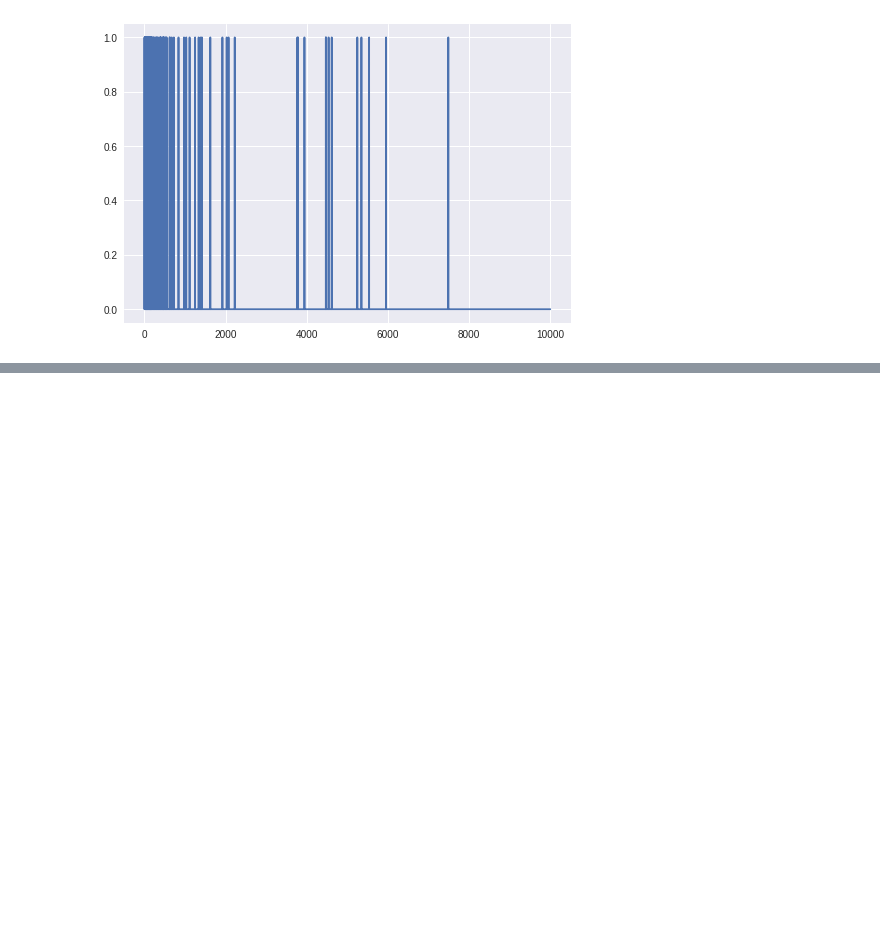
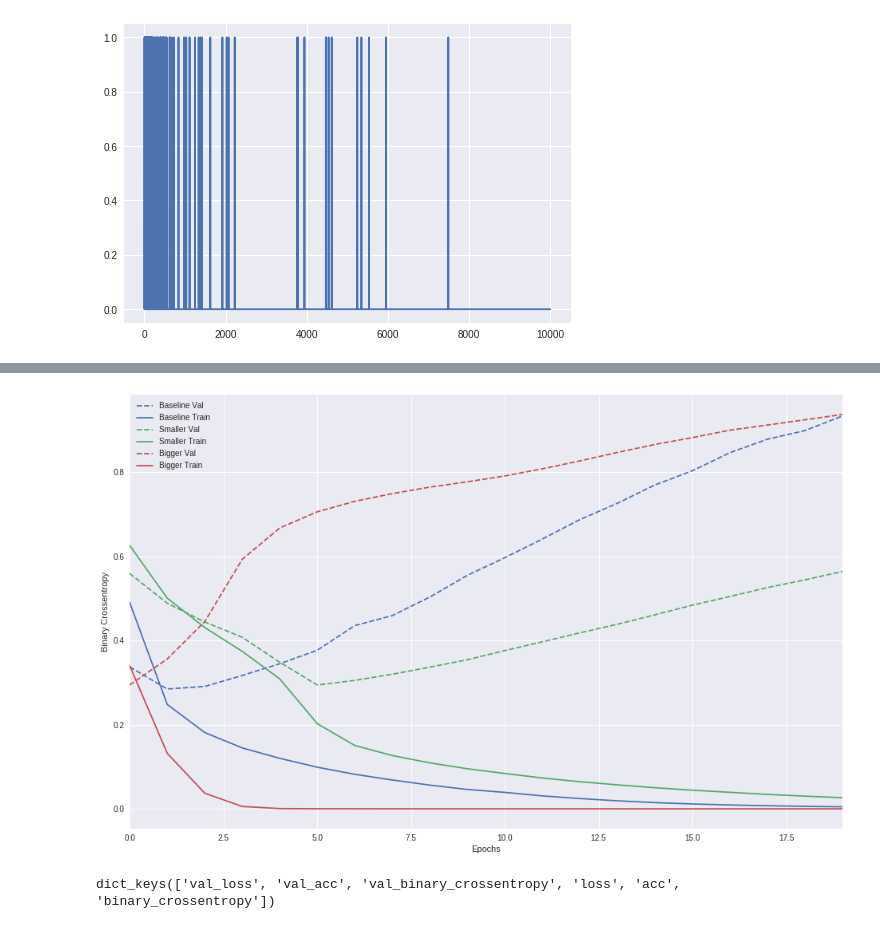
Before and after one commit to HUSTneeb/GoogleColabCode, a Jupyter notebook: TensorFlowLearning4.ipynb, the cells around one changed output, grey strips where cells are left out. Drawn from its saved outputs; the diff is of its cells as text; code cells hidden in the pictures; blank space fills up the shorter version.

```diff
--- a/TensorFlowLearning4.ipynb
+++ b/TensorFlowLearning4.ipynb
@@ -82,0 +107,7 @@ Epoch 20/20
+# %%
+smaller_history=smaller_model.fit(train_data,
+                                 train_labels,
+                                 epochs=20,
+                                 batch_size=512,
+                                 validation_data=(test_data,test_labels),
+                                 verbose=2)
@@ -82,0 +132,11 @@ Epoch 20/20
+# %%
+bigger_model=keras.models.Sequential([
+    keras.layers.Dense(512,activation=tf.nn.relu,input_shape=(NUM_WORDS,)),
+    keras.layers.Dense(512,activation=tf.nn.relu),
+    keras.layers.Dense(1,activation=tf.nn.sigmoid)
+])
+
+bigger_model.compile(optimizer='adam',
+                     loss='binary_crossentropy',
+                     metrics=['accuracy','binary_crossentropy'])
+bigger_model.summary()
@@ -82,0 +157,6 @@ Epoch 20/20
+# %%
+bigger_history=bigger_model.fit(train_data,train_labels,
+                               epochs=20,
+                               batch_size=512,
+                               validation_data=(test_data,test_labels),
+                               verbose=2)
@@ -82,0 +181,26 @@ Epoch 20/20
+# %%
+def plot_history(histories,key='binary_crossentropy'):
+  plt.figure(figsize=(16,10))
+
+  for name, history in histories:
+    val=plt.plot(history.epoch,history.history['val_'+key],
+                '--',label=name.title()+' Val')
+    plt.plot(history.epoch,history.history[key],color=val[0].get_color(),
+            label=name.title()+' Train')
+
+  plt.xlabel('Epochs')
+  plt.ylabel(key.replace('_',' ').title())
+  plt.legend()
+
+  plt.xlim([0,max(history.epoch)])
+
+plot_history([('baseline',baseline_history),
+             ('smaller',smaller_history),
+             ('bigger',bigger_history)
+             ])
+# %% [output]
+[figure, added]
+# %%
+print(smaller_history.history.keys())
+# %% [output]
+dict_keys(['val_loss', 'val_acc', 'val_binary_crossentropy', 'loss', 'acc', 'binary_crossentropy'])
```
Also changed, not shown: parts of 11 cells of this notebook.
